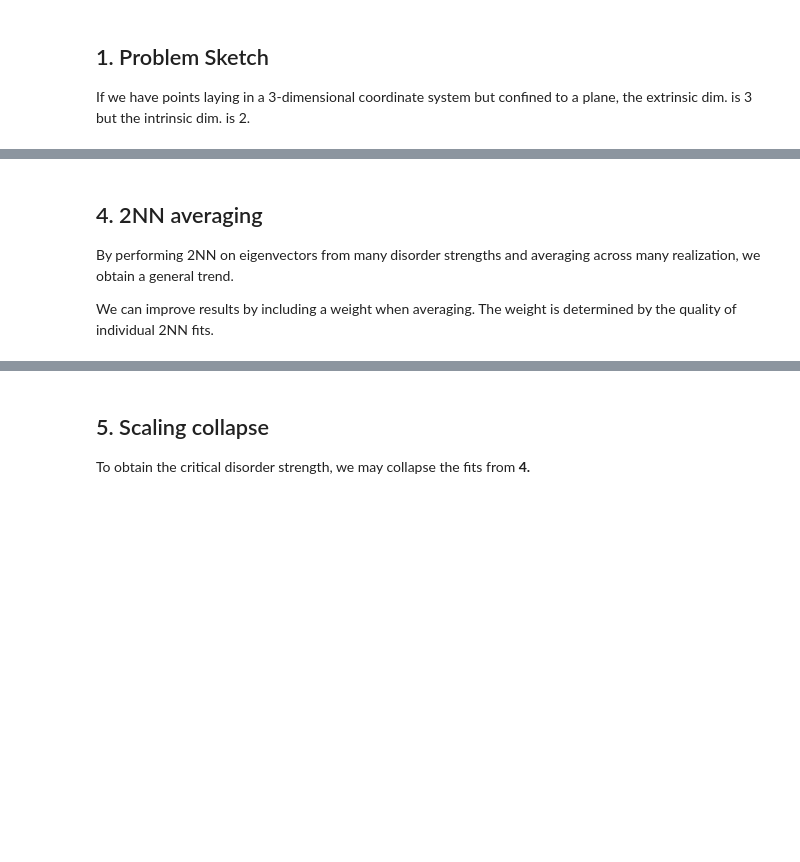
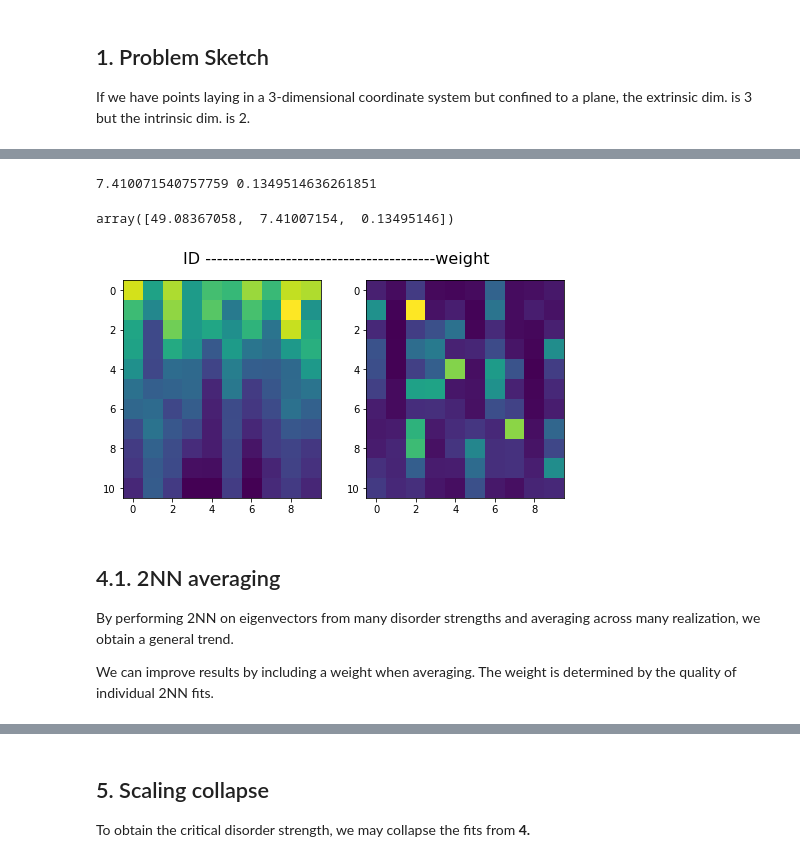
Before and after one commit to condensedAI/mbl-intrinsicdimension, a Jupyter notebook: IDMBL.ipynb, the cells around one changed output, grey strips where cells are left out. Cells and saved outputs as stored; diff of their text form; code cells hidden in the pictures; blank space fills up the shorter version.

```diff
--- a/IDMBL.ipynb
+++ b/IDMBL.ipynb
@@ -100,5 +119,37 @@ Additionally we determine quality of the fit!
+# %%
+# now we assess quality of the fit :D
+loss = L2_loss_linear_originBound(x,y,slope)
+weight = weigt_from_loss(loss)
+print(loss, weight)
+# %% [output]
+7.410071540757759 0.1349514636261851
+# %%
+slope_loss_and_weight = np.zeros((len(ws),seeds,3))
+for index0, W in tqdm(enumerate(ws)):
+    for index1, seed in enumerate(range(seeds)):
+
+        filename = location+'/results-L-{}-W-{}-seed-{}.npz'.format(L, W, seed)
+        eigs = load_eigs(filename, 'vecs')
+        x,y,slope = nn2(eigs, plot=False, return_xy=True)
+        loss = L2_loss_linear_originBound(x,y,slope)
+        weight = weigt_from_loss(loss)
+        slope_loss_and_weight[index0,index1] = np.array([slope,loss,weight])
+# %%
+slope_loss_and_weight[0,0]
+# %% [output]
+array([49.08367058,  7.41007154,  0.13495146])
+# %%
+fig, ax = plt.subplots(1,2, figsize=(8,4))
+
+
+ax[0].imshow(slope_loss_and_weight[:,:,0], ) # disorder on x-axis, seed on y-axis, weight & slope by color or number
+ax[1].imshow(slope_loss_and_weight[:,:,2], ) # disorder on x-axis, seed on y-axis, weight & slope by color or number
+fig.suptitle('ID ----------------------------------------weight', fontsize=16)
+plt.show()
+# %% [output]
+[figure, added]
 # %% [markdown]
-## 4. 2NN averaging
+## 4.1. 2NN averaging
 By performing 2NN on eigenvectors from many disorder strengths and averaging across many realization, we obtain a general trend.
 
 We can improve results by including a weight when averaging. The weight is determined by the quality of individual 2NN fits.
```
Also changed, not shown: parts of 32 cells of this notebook, 1 other file.
